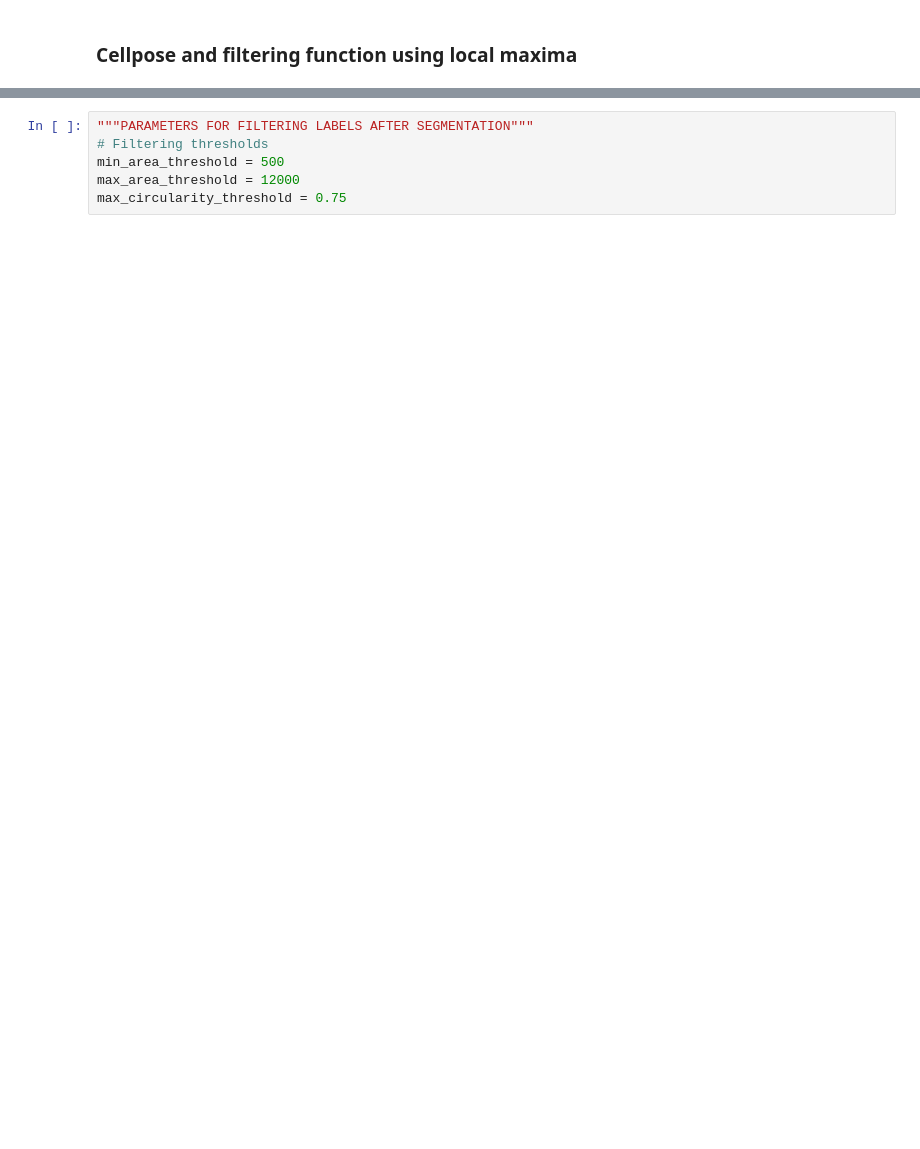
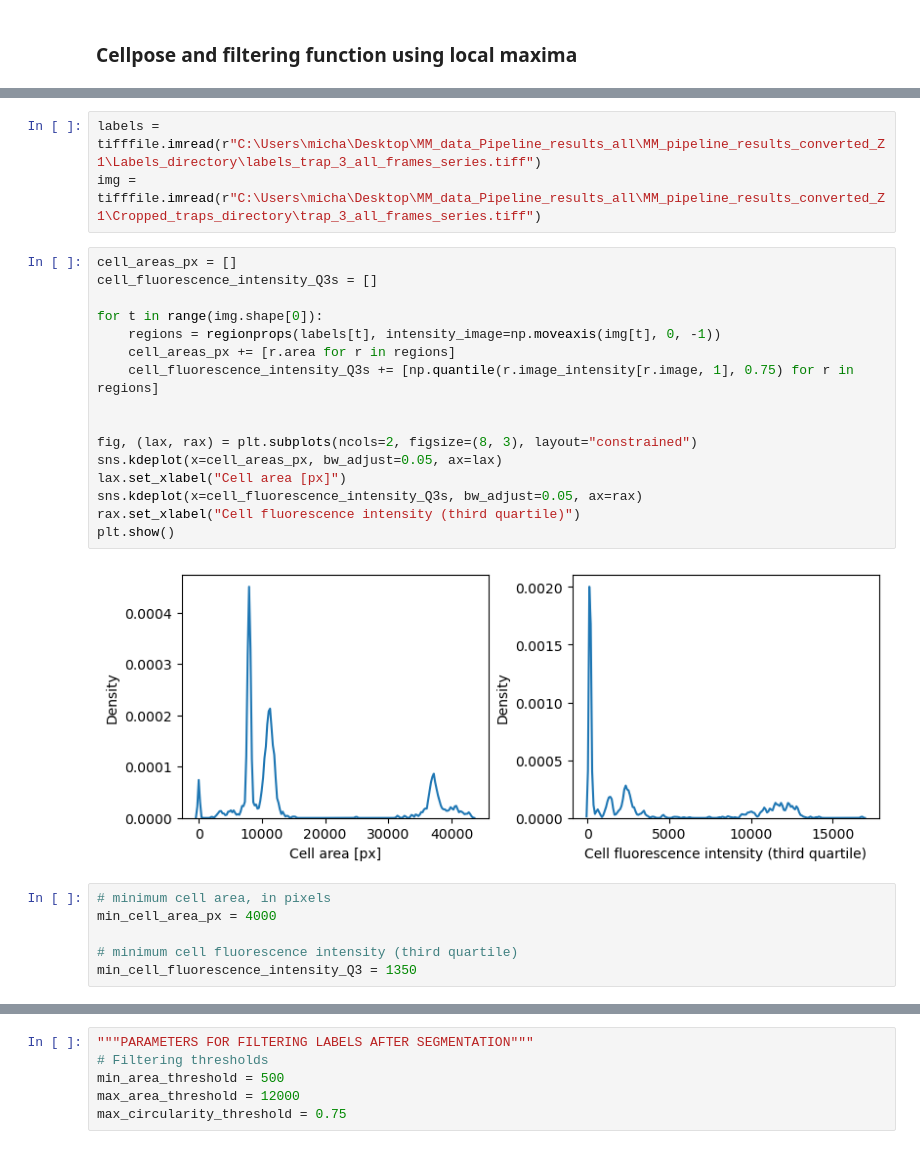
Before and after one commit to michaelkin1/Master_Thesis_Michael_Kinsella_Symbiodinium_Pipeline, a Jupyter notebook: MM_pipeline.ipynb, the cells around one changed output, grey strips where cells are left out. Drawn from its saved outputs; the diff is of its cells as text; blank space fills up the shorter version.

```diff
--- a/MM_pipeline.ipynb
+++ b/MM_pipeline.ipynb
@@ -493,0 +411,27 @@ WARNING: QWindowsWindow::setGeometry: Unable to set geometry 1920x984+0+34 (fram
+# %%
+labels = tifffile.imread(r"C:\Users\micha\Desktop\MM_data_Pipeline_results_all\MM_pipeline_results_converted_Z1\Labels_directory\labels_trap_3_all_frames_series.tiff")
+img = tifffile.imread(r"C:\Users\micha\Desktop\MM_data_Pipeline_results_all\MM_pipeline_results_converted_Z1\Cropped_traps_directory\trap_3_all_frames_series.tiff")
+# %%
+cell_areas_px = []
+cell_fluorescence_intensity_Q3s = []
+
+for t in range(img.shape[0]):
+    regions = regionprops(labels[t], intensity_image=np.moveaxis(img[t], 0, -1))
+    cell_areas_px += [r.area for r in regions]
+    cell_fluorescence_intensity_Q3s += [np.quantile(r.image_intensity[r.image, 1], 0.75) for r in regions]
+
+
+fig, (lax, rax) = plt.subplots(ncols=2, figsize=(8, 3), layout="constrained")
+sns.kdeplot(x=cell_areas_px, bw_adjust=0.05, ax=lax)
+lax.set_xlabel("Cell area [px]")
+sns.kdeplot(x=cell_fluorescence_intensity_Q3s, bw_adjust=0.05, ax=rax)
+rax.set_xlabel("Cell fluorescence intensity (third quartile)")
+plt.show()
+# %% [output]
+[figure, added]
+# %%
+# minimum cell area, in pixels
+min_cell_area_px = 4000
+
+# minimum cell fluorescence intensity (third quartile)
+min_cell_fluorescence_intensity_Q3 = 1350
```
Also changed, not shown: parts of 33 cells of this notebook.
